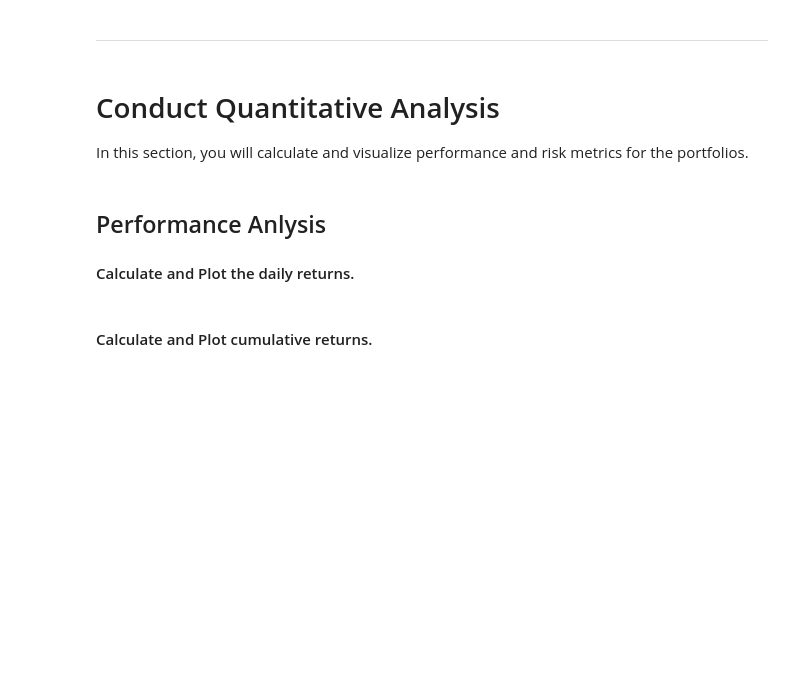
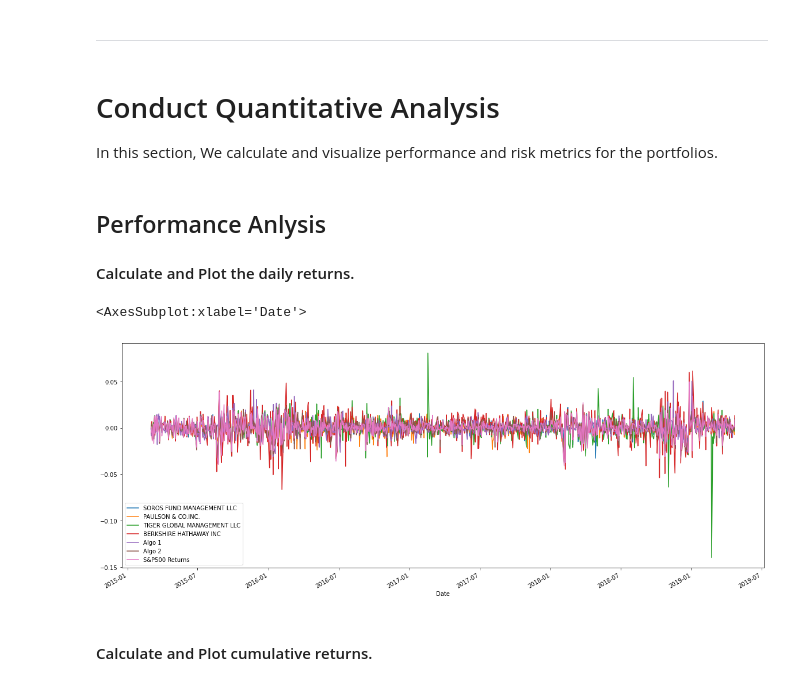
Before and after one commit to robel-codes/portfolio-performance, a Jupyter notebook: whale_analysis.ipynb, the cells around one changed output. Drawn from its saved outputs; the diff is of its cells as text; code cells hidden in the pictures; blank space fills up the shorter version.

Commit message:
added daily returns & cumulative returns plot

```diff
--- a/whale_analysis.ipynb
+++ b/whale_analysis.ipynb
@@ -172,13 +172,17 @@ returns_df.head()
 # %% [markdown]
 # Conduct Quantitative Analysis
 
-In this section, you will calculate and visualize performance and risk metrics for the portfolios.
+In this section, We calculate and visualize performance and risk metrics for the portfolios.
 # %% [markdown]
 ## Performance Anlysis
 
 #### Calculate and Plot the daily returns.
 # %%
 # Plot daily returns of all portfolios
+returns_df.plot(figsize=(20,10))
+# %% [output]
+<AxesSubplot:xlabel='Date'>
+[figure, added]
 # %% [markdown]
 #### Calculate and Plot cumulative returns.
 # %%
```
Also changed, not shown: parts of 1 cell of this notebook.
